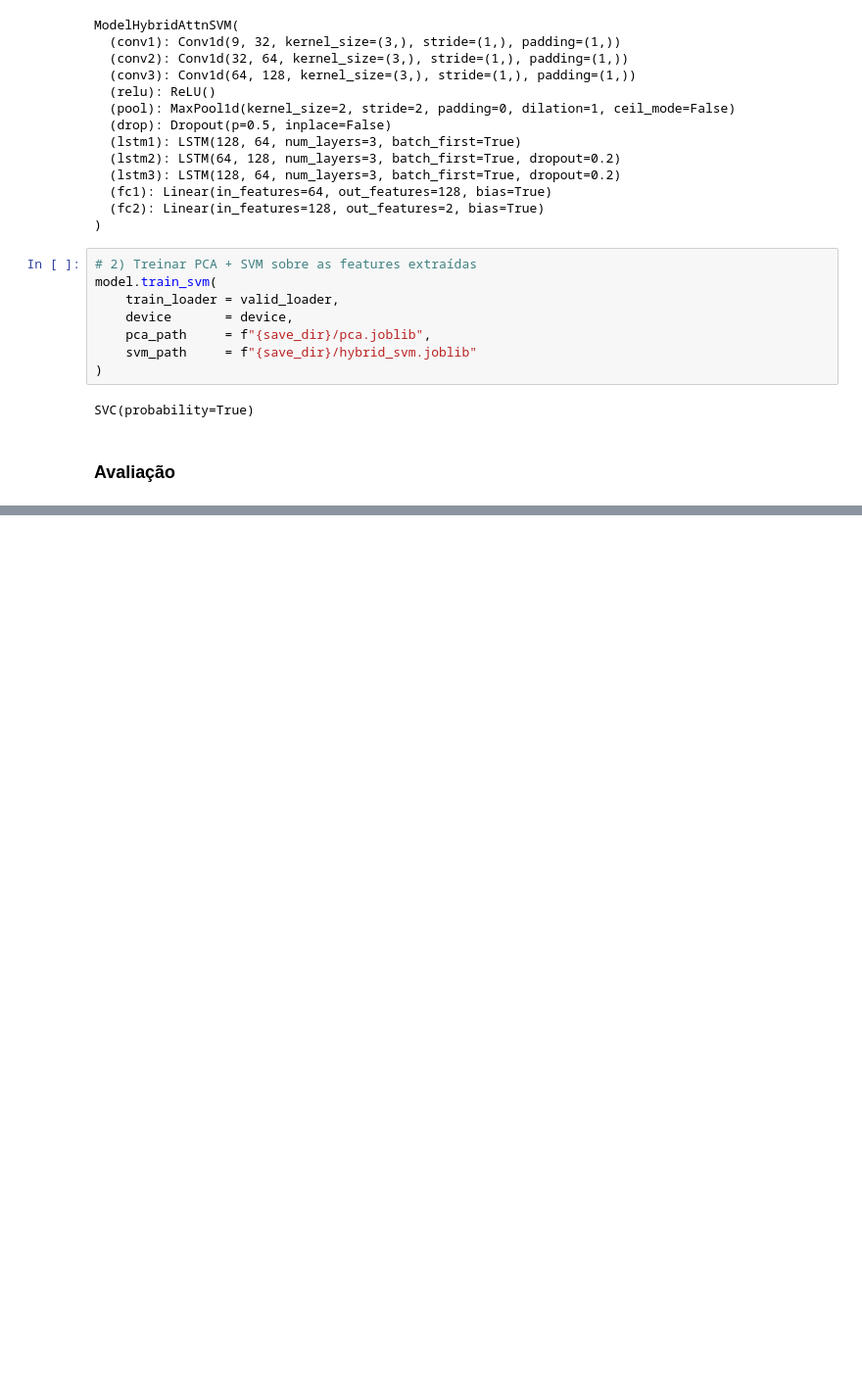
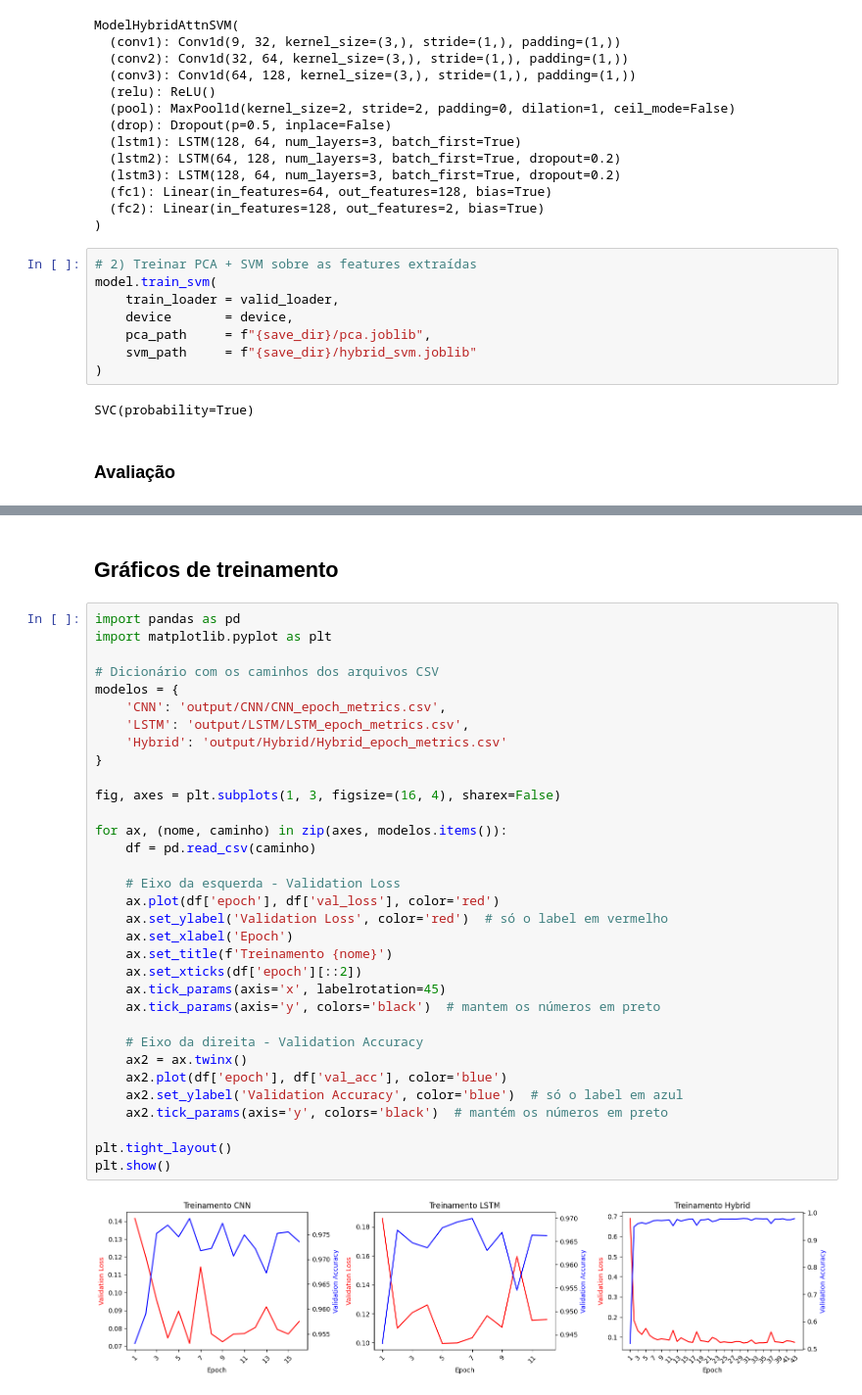
Before and after one commit to iRocktys/anomalyDetection, a Jupyter notebook: CompileModels.ipynb, the cells around one changed output, grey strips where cells are left out. Shown: that part at 98% size. Saved outputs shown, nothing was run; the diff lists cells and outputs as text; blank space fills up the shorter version.

```diff
--- a/CompileModels.ipynb
+++ b/CompileModels.ipynb
@@ -701,0 +633,37 @@ AUC:       0.9853
+# %% [markdown]
+## Gráficos de treinamento
+# %%
+import pandas as pd
+import matplotlib.pyplot as plt
+
+# Dicionário com os caminhos dos arquivos CSV
+modelos = {
+    'CNN': 'output/CNN/CNN_epoch_metrics.csv',
+    'LSTM': 'output/LSTM/LSTM_epoch_metrics.csv',
+    'Hybrid': 'output/Hybrid/Hybrid_epoch_metrics.csv'
+}
+
+fig, axes = plt.subplots(1, 3, figsize=(16, 4), sharex=False)
+
+for ax, (nome, caminho) in zip(axes, modelos.items()):
+    df = pd.read_csv(caminho)
+
+    # Eixo da esquerda - Validation Loss
+    ax.plot(df['epoch'], df['val_loss'], color='red')
+    ax.set_ylabel('Validation Loss', color='red')  # só o label em vermelho
+    ax.set_xlabel('Epoch')
+    ax.set_title(f'Treinamento {nome}')
+    ax.set_xticks(df['epoch'][::2])
+    ax.tick_params(axis='x', labelrotation=45)
+    ax.tick_params(axis='y', colors='black')  # mantem os números em preto
+
+    # Eixo da direita - Validation Accuracy
+    ax2 = ax.twinx()
+    ax2.plot(df['epoch'], df['val_acc'], color='blue')
+    ax2.set_ylabel('Validation Accuracy', color='blue')  # só o label em azul
+    ax2.tick_params(axis='y', colors='black')  # mantém os números em preto
+
+plt.tight_layout()
+plt.show()
+# %% [output]
+[figure, added]
```
Also changed, not shown: parts of 6 cells of this notebook, 3 other files.
